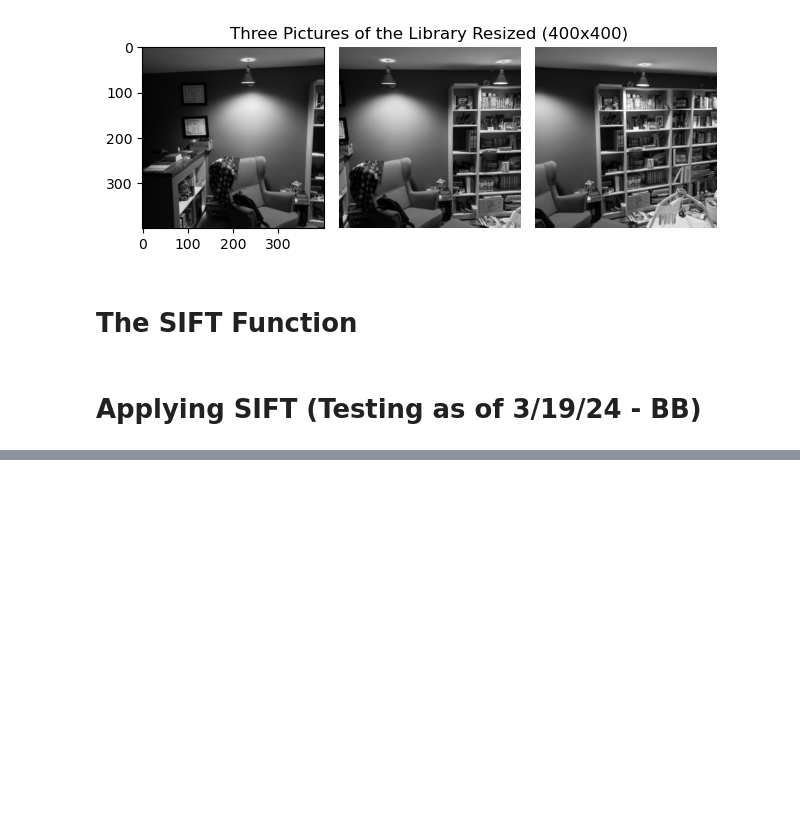
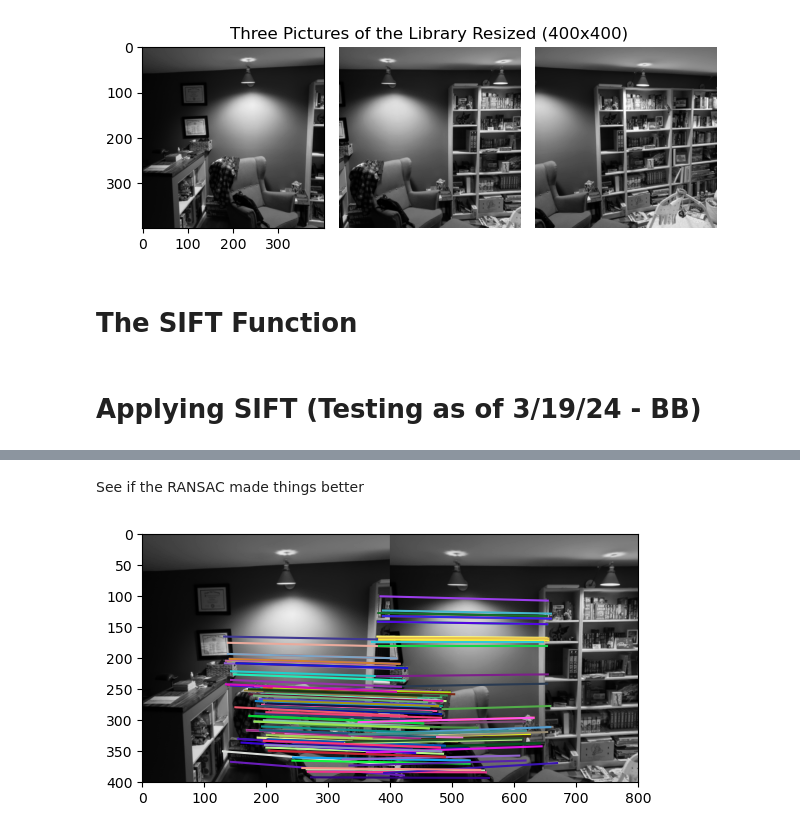
Before and after one commit to BBotzer/AI879, a Jupyter notebook: Week12/Botzer_AI879_HW_Q1_Week12.ipynb, the cells around one changed output, grey strips where cells are left out. Drawn from its saved outputs; the diff is of its cells as text; code cells hidden in the pictures; blank space fills up the shorter version.

```diff
--- a/Week12/Botzer_AI879_HW_Q1_Week12.ipynb
+++ b/Week12/Botzer_AI879_HW_Q1_Week12.ipynb
@@ -347,0 +170,13 @@ array([False, False,  True, False,  True,  True, False,  True, False,
+# %%
+# The source image coordinates for matched features (image 1)
+src_12 = key12[matches_12[:,0]][:,::-1] # reverse the list
+# The destination image coordinates for matched features (image 2)
+dst_12 = key21[matches_12[:,1]][:,::-1] # reverse the list
+
+# The model here is from the ProjectiveTransform model with the largest consensus set
+# The model is of the ProjectiveTransform class which has params of a homogeneous transformation matrix
+# The good_data_## are the inliers classified as True
+model_ransac_12, inliers_12 = ski.measure.ransac((src_12, dst_12), ski.transform.ProjectiveTransform, min_samples=3,
+                                             residual_threshold=2, max_trials=1000)
+
+outliers_12 = (inliers_12 == False)
@@ -347,0 +238,8 @@ array([False, False,  True, False,  True,  True, False,  True, False,
+# %% [markdown]
+See if the RANSAC made things better
+# %%
+fig, ax = plt.subplots(1, 1)
+
+ski.feature.plot_matches(ax, im1, im2, key12, key21, matches_12[inliers_12], only_matches=True)
+# %% [output]
+[figure, added]
```
Also changed, not shown: parts of 76 cells of this notebook, 3 other files.
